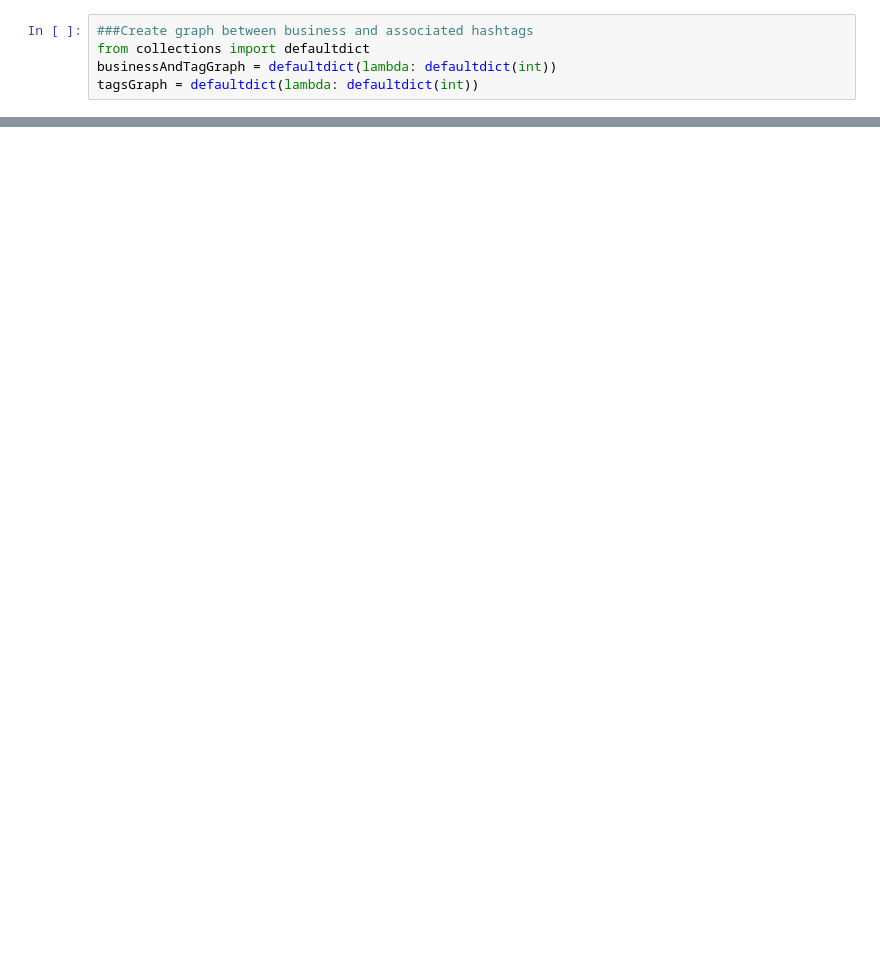
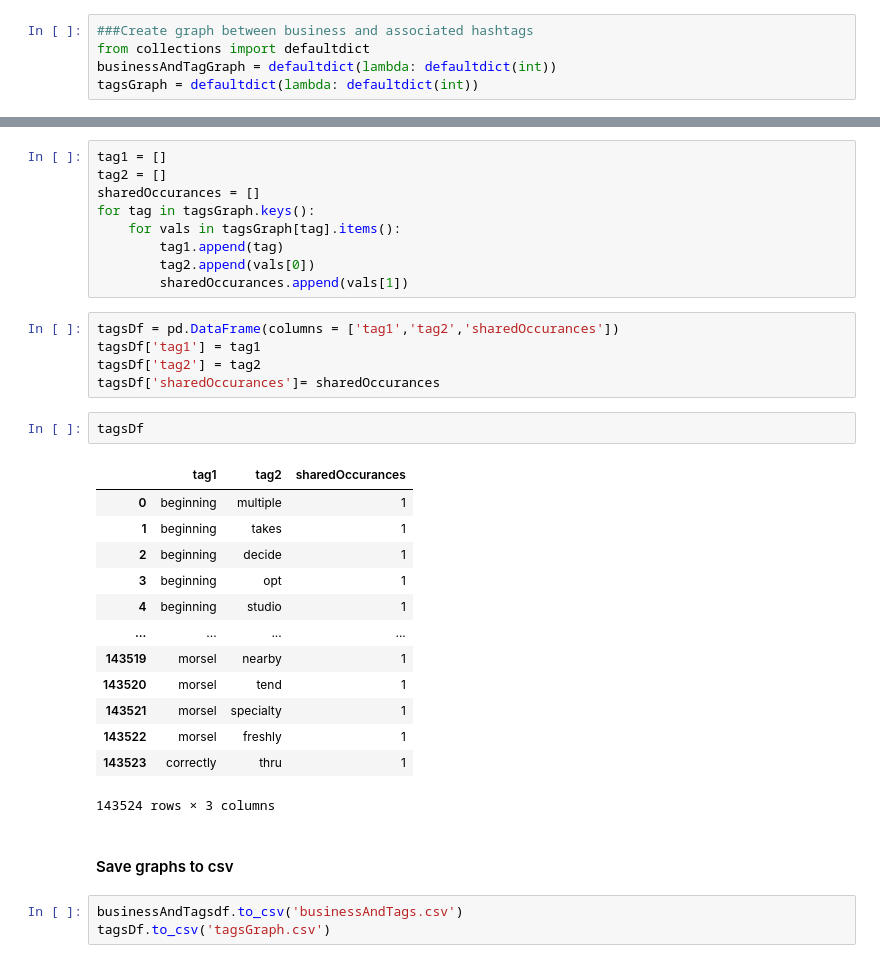
Before and after one commit to zsyed15/DSC104Project, a Jupyter notebook: DSC104Project.ipynb, the cells around one changed output, grey strips where cells are left out. Cells and saved outputs as stored; diff of their text form; blank space fills up the shorter version.

```diff
--- a/DSC104Project.ipynb
+++ b/DSC104Project.ipynb
@@ -192,0 +203,35 @@ Wall time: 164 ms
+# %%
+tag1 = []
+tag2 = []
+sharedOccurances = []
+for tag in tagsGraph.keys():
+    for vals in tagsGraph[tag].items():
+        tag1.append(tag)
+        tag2.append(vals[0])
+        sharedOccurances.append(vals[1])
+# %%
+tagsDf = pd.DataFrame(columns = ['tag1','tag2','sharedOccurances'])
+tagsDf['tag1'] = tag1
+tagsDf['tag2'] = tag2
+tagsDf['sharedOccurances']= sharedOccurances
+# %%
+tagsDf
+# %% [output]
+|  | tag1 | tag2 | sharedOccurances |
+| 0 | beginning | multiple | 1 |
+| 1 | beginning | takes | 1 |
+| 2 | beginning | decide | 1 |
+| 3 | beginning | opt | 1 |
+| 4 | beginning | studio | 1 |
+| ... | ... | ... | ... |
+| 143519 | morsel | nearby | 1 |
+| 143520 | morsel | tend | 1 |
+| 143521 | morsel | specialty | 1 |
+| 143522 | morsel | freshly | 1 |
+| 143523 | correctly | thru | 1 |
+143524 rows × 3 columns
+# %% [markdown]
+#### Save graphs to csv
+# %%
+businessAndTagsdf.to_csv('businessAndTags.csv')
+tagsDf.to_csv('tagsGraph.csv')
```
Also changed, not shown: parts of 18 cells of this notebook.
